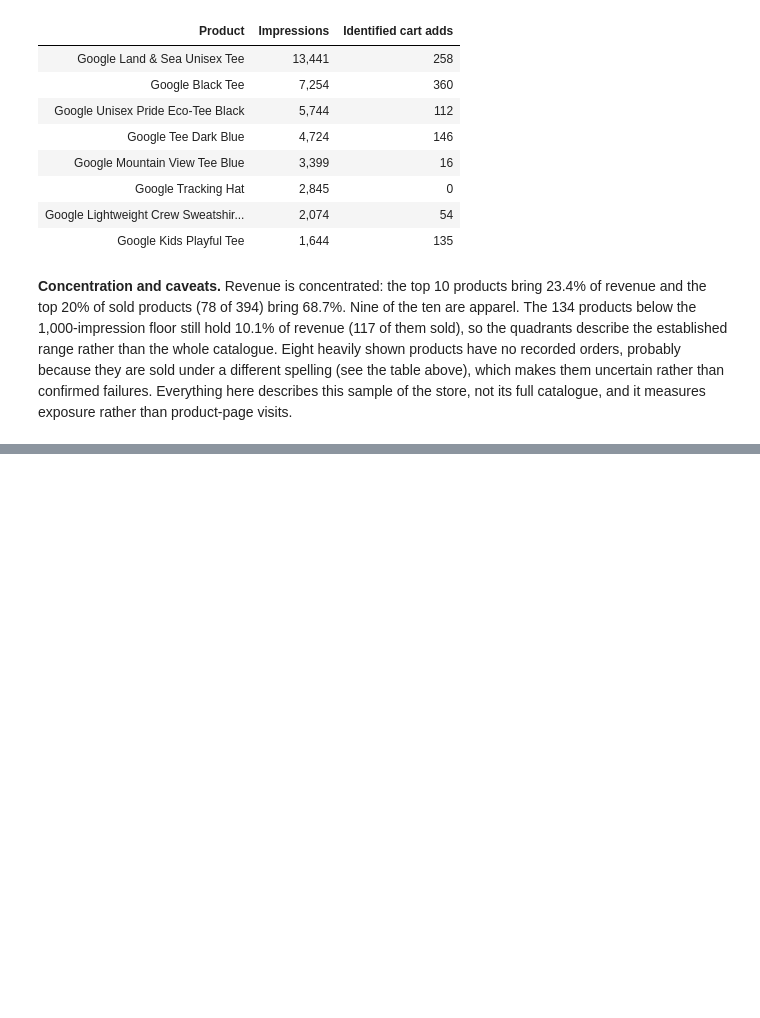
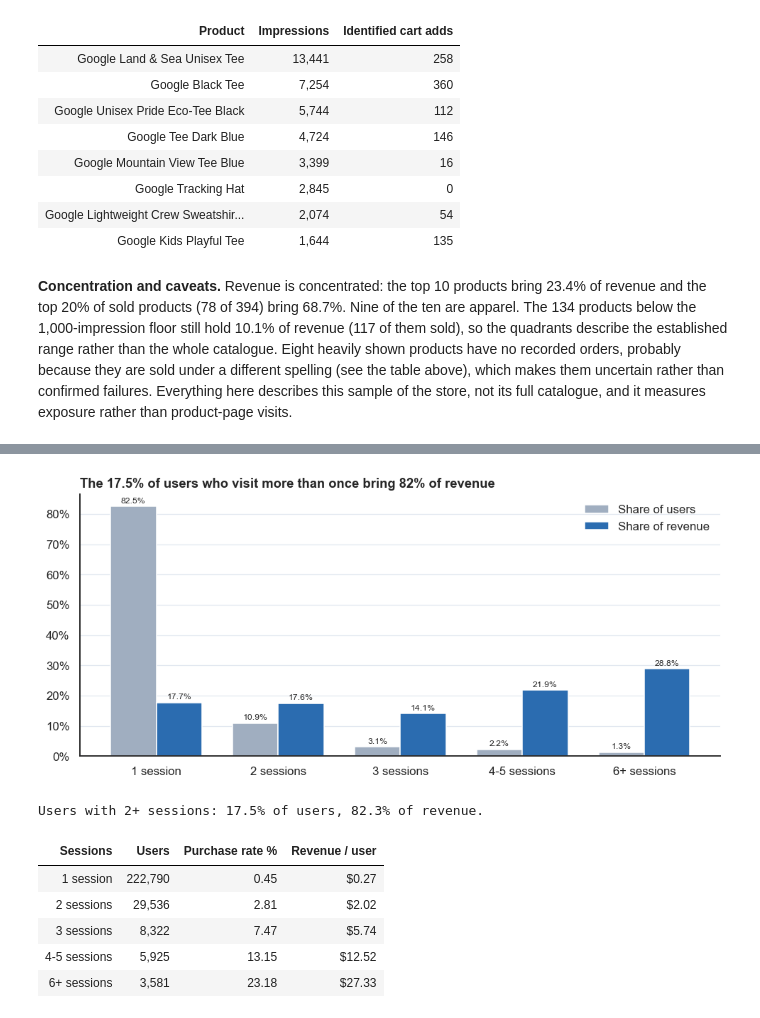
Before and after one commit to OmkarJayvantJadhav/Shop-Trail, a Jupyter notebook: notebooks/ShopTrail_Analysis.ipynb, the cells around one changed output, grey strips where cells are left out. Cells and saved outputs as stored; diff of their text form; code cells hidden in the pictures; blank space fills up the shorter version.

```diff
--- a/notebooks/ShopTrail_Analysis.ipynb
+++ b/notebooks/ShopTrail_Analysis.ipynb
@@ -723,0 +829,28 @@ unmatched.style.format({"Impressions": "{:,.0f}", "Identified cart adds": "{:,.0
+# %%
+spu = load("08_sessions_per_user.csv")
+spu["multi"] = spu.min_sessions > 1
+shares = spu.set_index("sessions_bucket")[["pct_of_users", "pct_of_revenue"]]
+ax = shares.plot.bar(figsize=(9, 4.2), color=[GREY, BLUE], rot=0, width=0.75)
+light_grid(ax, "y")
+ax.yaxis.set_major_formatter(mtick.PercentFormatter(decimals=0))
+for container in ax.containers:
+    ax.bar_label(container, fmt="%.1f%%", padding=2, fontsize=8)
+ax.legend(["Share of users", "Share of revenue"], frameon=False)
+ax.set_xlabel("")
+ax.set_title("The 17.5% of users who visit more than once bring 82% of revenue")
+plt.tight_layout()
+plt.show()
+
+multi_users = spu[spu.multi].pct_of_users.sum()
+multi_revenue = spu[spu.multi].pct_of_revenue.sum()
+print(f"Users with 2+ sessions: {multi_users:.1f}% of users, {multi_revenue:.1f}% of revenue.")
+spu[["sessions_bucket", "users", "purchase_rate_pct", "revenue_per_user"]].rename(columns={"sessions_bucket": "Sessions", "users": "Users", "purchase_rate_pct": "Purchase rate %", "revenue_per_user": "Revenue / user"}).style.format({"Users": "{:,.0f}", "Purchase rate %": "{:.2f}", "Revenue / user": "${:.2f}"}).hide(axis="index")
+# %% [output]
+[figure, added]
+Users with 2+ sessions: 17.5% of users, 82.3% of revenue.
+| Sessions | Users | Purchase rate % | Revenue / user |
+| 1 session | 222,790 | 0.45 | $0.27 |
+| 2 sessions | 29,536 | 2.81 | $2.02 |
+| 3 sessions | 8,322 | 7.47 | $5.74 |
+| 4-5 sessions | 5,925 | 13.15 | $12.52 |
+| 6+ sessions | 3,581 | 23.18 | $27.33 |
```
Also changed, not shown: parts of 15 cells of this notebook, 9 other files.
